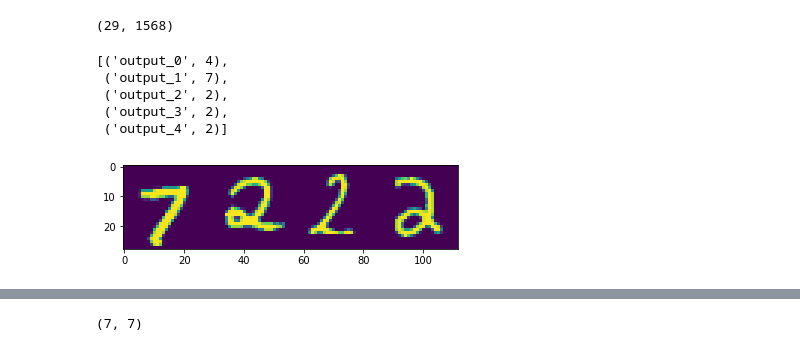
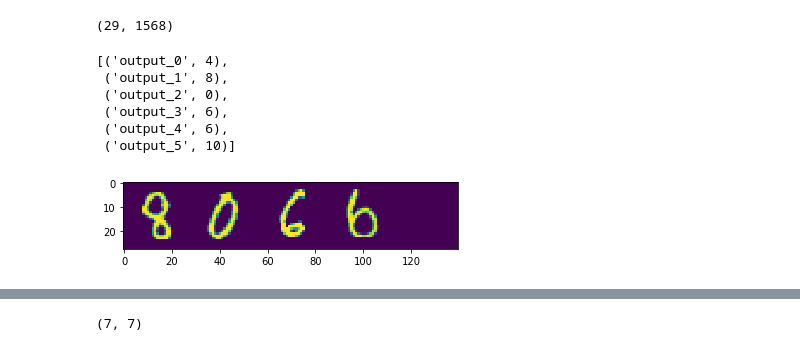
Before and after one commit to samiriff/MLND-digit-recognition, a Jupyter notebook: Copy_of_digit_recognition.ipynb, the cells around one changed output, grey strips where cells are left out. Saved outputs shown, nothing was run; the diff lists cells and outputs as text; code cells hidden in the pictures.

```diff
--- a/Copy_of_digit_recognition.ipynb
+++ b/Copy_of_digit_recognition.ipynb
@@ -321,18 +321,19 @@ def concatenated_generator(samples, labels, batch_size=32, is_shuffle_on=True, b
               outputMap['output_' + str(i + 1)] = batch_labels_concat[i]
             yield (batch_samples_concat, outputMap)
 # %%
-max_sequence_length = 4
+max_sequence_length = 5
 img_height = 28
 img_width = 28 * max_sequence_length
 dummy_samples, dummy_outputs = next(concatenated_generator(X_train_normalized, y_train_one_hot, is_shuffle_on=True, max_sequence_length=max_sequence_length))
 plt.imshow(dummy_samples[0].reshape(img_height, img_width))
 [(k, np.argmax(v[0])) for k, v in dummy_outputs.items()]
 #np.argmax(dummy_outputs['output_0'][0]), np.argmax(dummy_outputs['output_1'][0]), np.argmax(dummy_outputs['output_2'][0])
 # %% [output]
 [('output_0', 4),
- ('output_1', 7),
- ('output_2', 2),
- ('output_3', 2),
- ('output_4', 2)]
+ ('output_1', 8),
+ ('output_2', 0),
+ ('output_3', 6),
+ ('output_4', 6),
+ ('output_5', 10)]
-[figure, old version]
+[figure, new version]
 # %%
```
Also changed, not shown: parts of 32 cells of this notebook.
